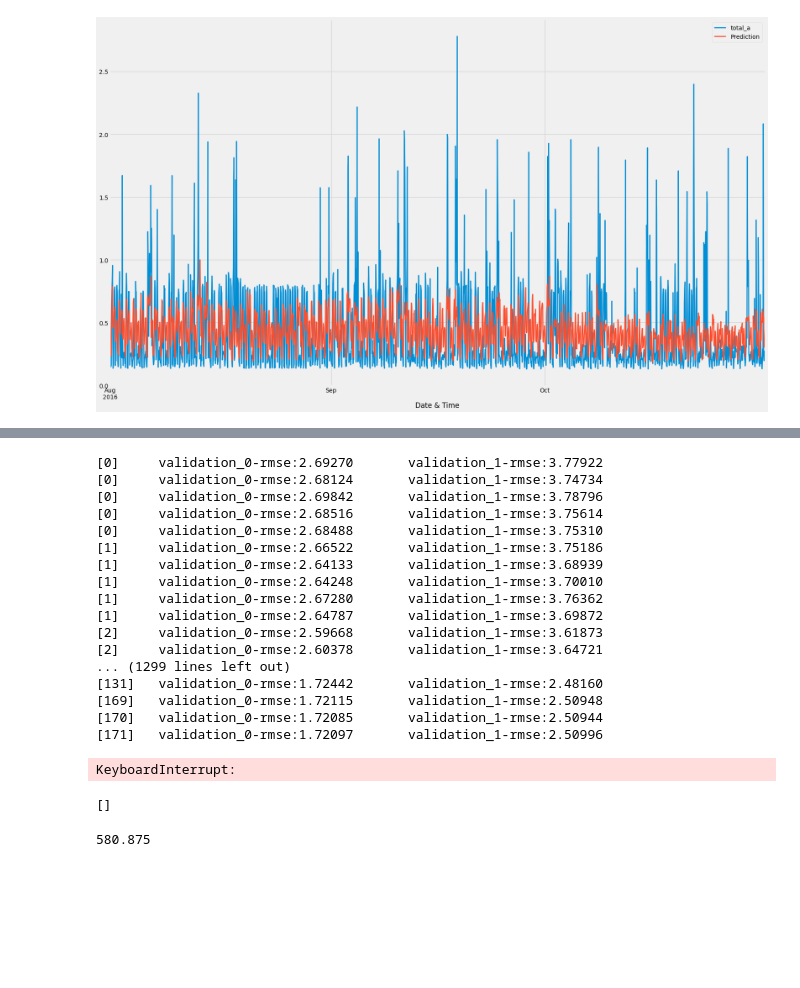
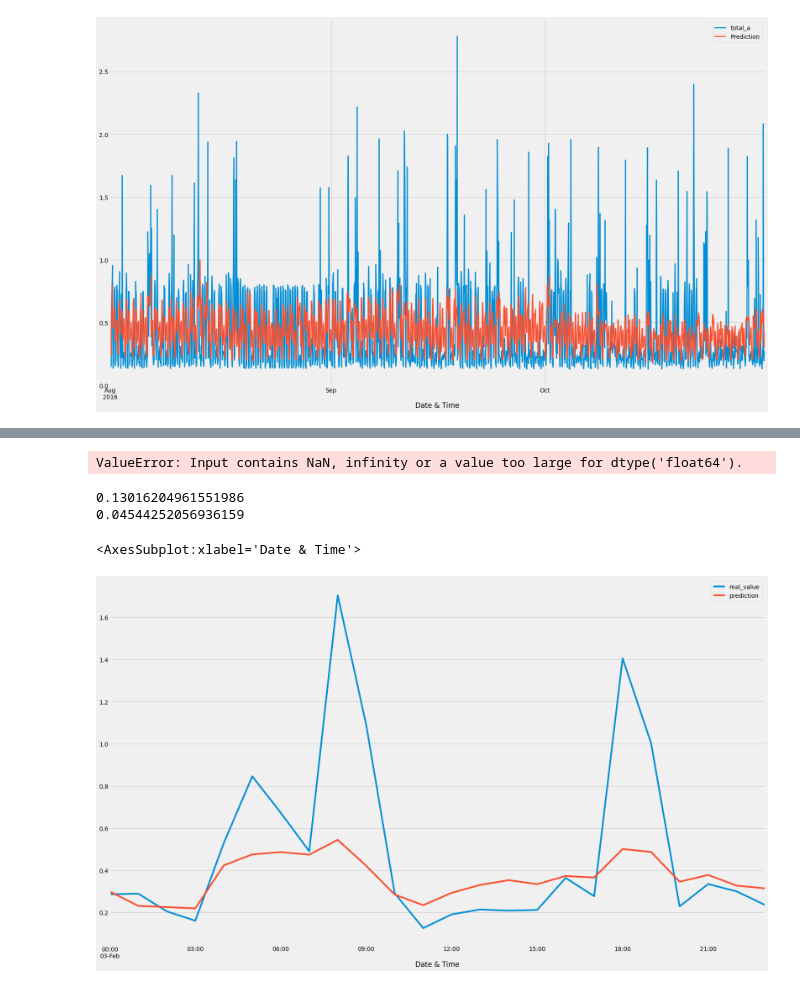
Before and after one commit to danbm94/masterthesis, a Jupyter notebook: benchmark.ipynb, the cells around one changed output, grey strips where cells are left out. Saved outputs shown, nothing was run; the diff lists cells and outputs as text; code cells hidden in the pictures; blank space fills up the shorter version.

```diff
--- a/benchmark.ipynb
+++ b/benchmark.ipynb
@@ -386,0 +355,5 @@ predictions
+# %%
+reg= XGBRegressor(n_jobs= multiprocessing.cpu_count()//2)
+xgbgrid = GridSearchCV(reg, param_grid=parameters, cv= split)
+# %%
+xgbgrid.fit(X,y)
@@ -387,32 +378,20 @@ predictions
 # %%
-
-home_fit("total_b")
 # %% [output]
-[0]     validation_0-rmse:2.69270       validation_1-rmse:3.77922
-[0]     validation_0-rmse:2.68124       validation_1-rmse:3.74734
-[0]     validation_0-rmse:2.69842       validation_1-rmse:3.78796
-[0]     validation_0-rmse:2.68516       validation_1-rmse:3.75614
-[0]     validation_0-rmse:2.68488       validation_1-rmse:3.75310
-[1]     validation_0-rmse:2.66522       validation_1-rmse:3.75186
-[1]     validation_0-rmse:2.64133       validation_1-rmse:3.68939
-[1]     validation_0-rmse:2.64248       validation_1-rmse:3.70010
-[1]     validation_0-rmse:2.67280       validation_1-rmse:3.76362
-[1]     validation_0-rmse:2.64787       validation_1-rmse:3.69872
-[2]     validation_0-rmse:2.59668       validation_1-rmse:3.61873
-[2]     validation_0-rmse:2.60378       validation_1-rmse:3.64721
-... (1299 lines left out)
-[131]   validation_0-rmse:1.72442       validation_1-rmse:2.48160
-[169]   validation_0-rmse:1.72115       validation_1-rmse:2.50948
-[170]   validation_0-rmse:1.72085       validation_1-rmse:2.50944
-[171]   validation_0-rmse:1.72097       validation_1-rmse:2.50996
+ValueError: Input contains NaN, infinity or a value too large for dtype('float64').
-KeyboardInterrupt:
+# %%
+preds= xgbgrid.predict(X)
+# %%
+predictions= pd.DataFrame({"real_value": y, "prediction": preds})
+# %%
+print(mean_absolute_error(predictions['real_value'], predictions['prediction']))
+print(mean_squared_error(predictions['real_value'], predictions['prediction']))
+# %% [output]
+0.13016204961551986
+0.04544252056936159
+# %%
+predictions.loc[(predictions.index>="2016-02-03")&(predictions.index<"2016-02-04")].plot(figsize=(25,15))
+# %% [output]
+<AxesSubplot:xlabel='Date & Time'>
+[figure, added]
 # %%
 from xgboost import plot_importance, plot_tree
-# %%
-predictions
-# %% [output]
-[]
-# %%
-len(X_train)/24
-# %% [output]
-580.875
```
Also changed, not shown: parts of 26 cells of this notebook, 6 other files.
